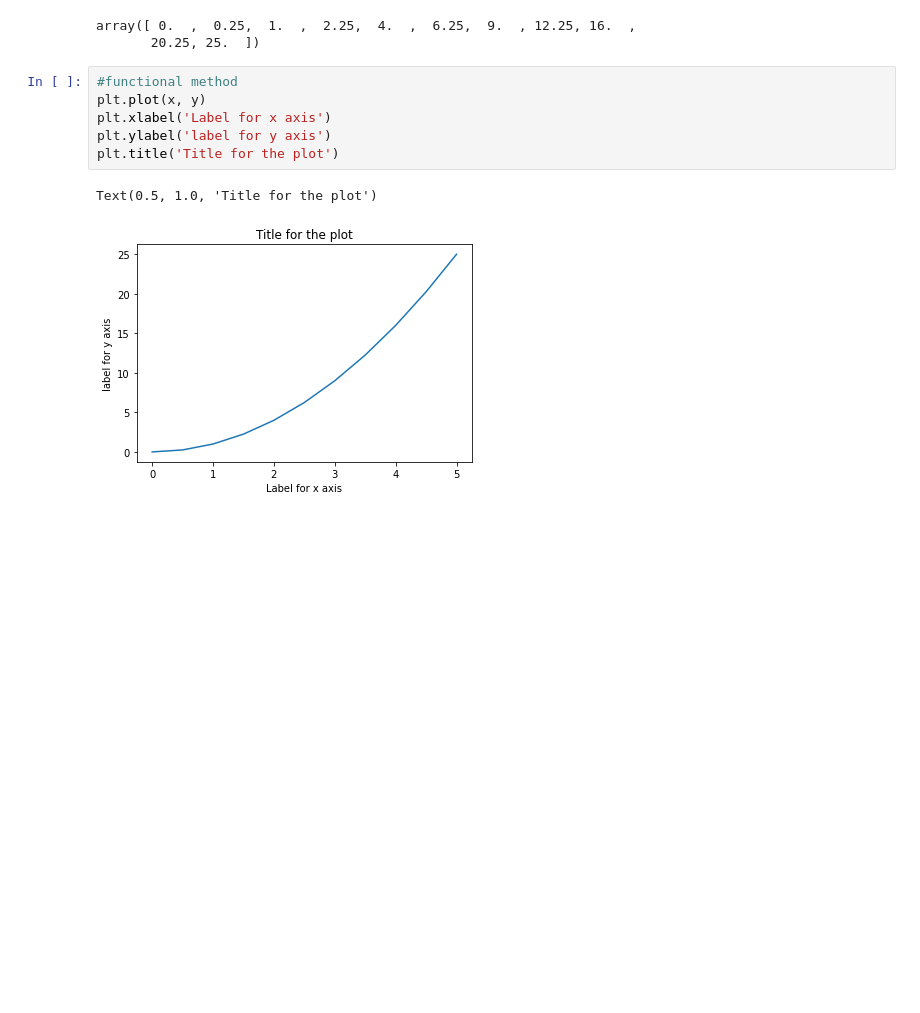
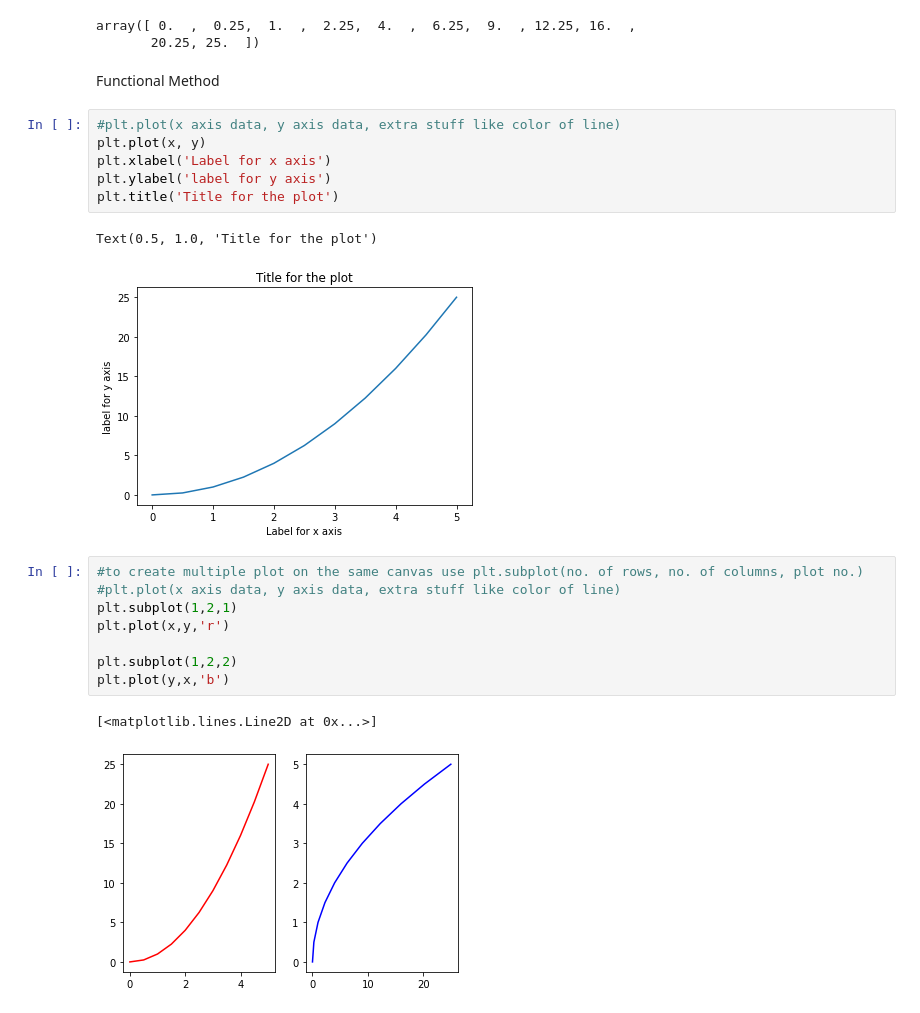
Before and after one commit to MIDAS-26/DS_ML, a Jupyter notebook: Matplotlib_Basics.ipynb, the cells around one changed output. Drawn from its saved outputs; the diff is of its cells as text; blank space fills up the shorter version.

```diff
--- a/Matplotlib_Basics.ipynb
+++ b/Matplotlib_Basics.ipynb
@@ -16,8 +16,10 @@ y
 # %% [output]
 array([ 0.  ,  0.25,  1.  ,  2.25,  4.  ,  6.25,  9.  , 12.25, 16.  ,
        20.25, 25.  ])
+# %% [markdown]
+Functional Method
 # %%
-#functional method
+#plt.plot(x axis data, y axis data, extra stuff like color of line)
 plt.plot(x, y)
 plt.xlabel('Label for x axis')
 plt.ylabel('label for y axis')
@@ -25,3 +27,14 @@ plt.title('Title for the plot')
 # %% [output]
 Text(0.5, 1.0, 'Title for the plot')
 [figure]
+# %%
+#to create multiple plot on the same canvas use plt.subplot(no. of rows, no. of columns, plot no.)
+#plt.plot(x axis data, y axis data, extra stuff like color of line)
+plt.subplot(1,2,1)
+plt.plot(x,y,'r')
+
+plt.subplot(1,2,2)
+plt.plot(y,x,'b')
+# %% [output]
+[<matplotlib.lines.Line2D at 0x...>]
+[figure, added]
```
Also changed, not shown: parts of 3 cells of this notebook.
